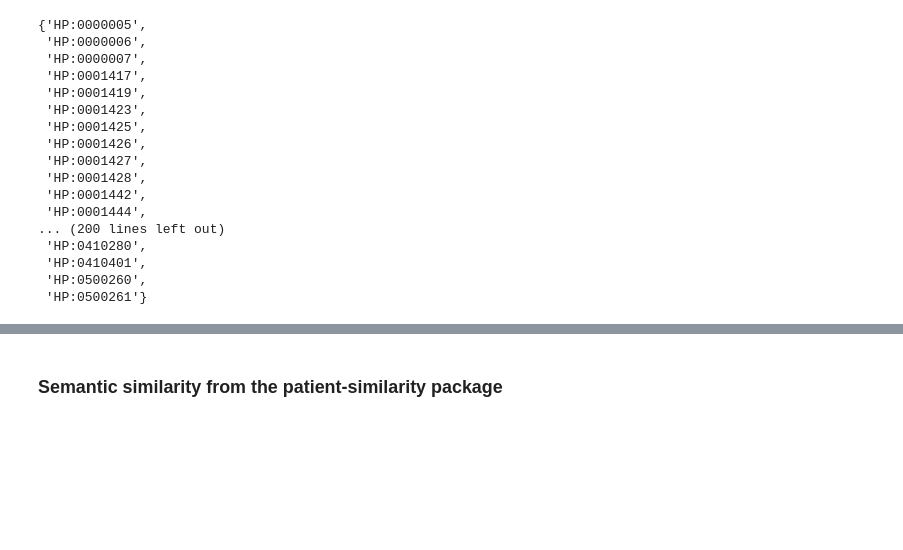
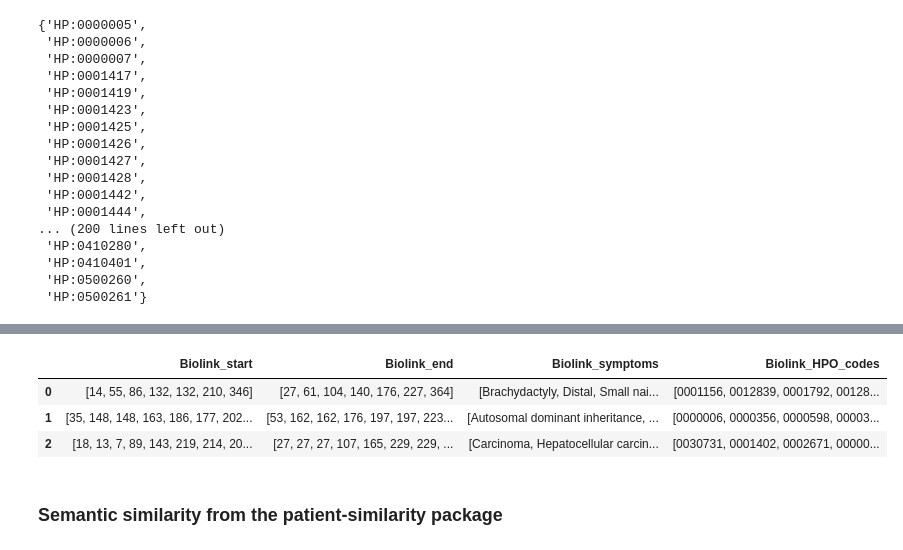
Before and after one commit to bbertoni/HackingSymptoms, a Jupyter notebook: code/PerformanceComparison/PerformanceComparison.ipynb, the cells around one changed output, grey strips where cells are left out. Saved outputs shown, nothing was run; the diff lists cells and outputs as text; code cells hidden in the pictures; blank space fills up the shorter version.

Commit message:
incorporate biolink algorithm results on gsc and dump the file

```diff
--- a/code/PerformanceComparison/PerformanceComparison.ipynb
+++ b/code/PerformanceComparison/PerformanceComparison.ipynb
@@ -574,0 +556,11 @@ with open('HPO_non_symptoms_filter_data.json', 'w') as f:
+# %%
+import time
+import requests
+biolink_rows = []
+for index, text in enumerate(gsc_data['text']):
+    biolink_output = call_biolink(text)
+    biolink_rows.append(biolink_output)
+    if (index + 1) % 10 == 0:
+        print('Fetched {} rows'.format(index + 1))
+    time.sleep(0.1)
+biolink_df = pd.DataFrame(biolink_rows)
@@ -574,0 +585,7 @@ with open('HPO_non_symptoms_filter_data.json', 'w') as f:
+# %%
+biolink_df.head(3)
+# %% [output]
+|  | Biolink_start | Biolink_end | Biolink_symptoms | Biolink_HPO_codes |
+| 0 | [14, 55, 86, 132, 132, 210, 346] | [27, 61, 104, 140, 176, 227, 364] | [Brachydactyly, Distal, Small nai... | [0001156, 0012839, 0001792, 00128... |
+| 1 | [35, 148, 148, 163, 186, 177, 202... | [53, 162, 162, 176, 197, 197, 223... | [Autosomal dominant inheritance, ... | [0000006, 0000356, 0000598, 00003... |
+| 2 | [18, 13, 7, 89, 143, 219, 214, 20... | [27, 27, 27, 107, 165, 229, 229, ... | [Carcinoma, Hepatocellular carcin... | [0030731, 0001402, 0002671, 00000... |
```
Also changed, not shown: parts of 24 cells of this notebook, 1 other file.
